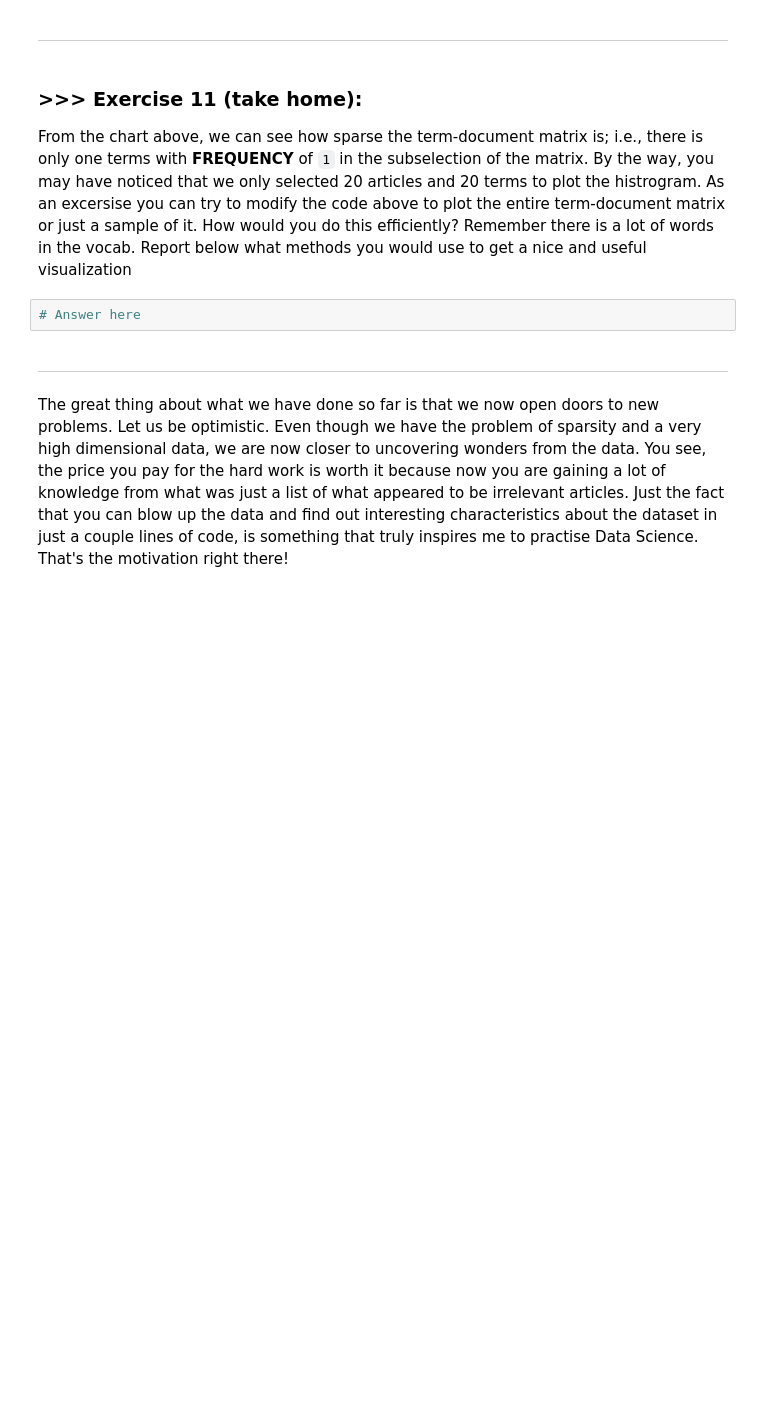
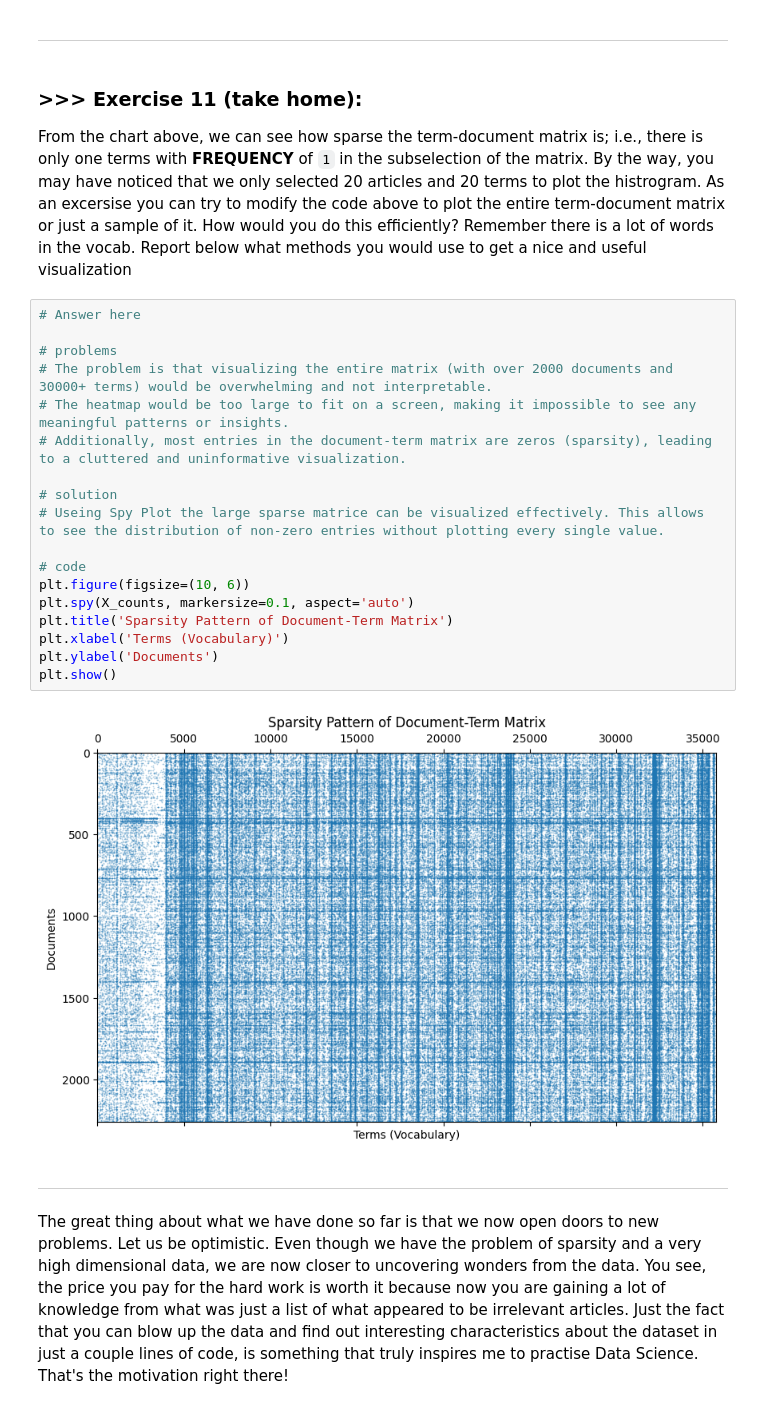
Before and after one commit to Deniz-Can/DM2025-Lab1-Exercise, a Jupyter notebook: DM2025-Lab1-Master.ipynb, the cells around one changed output. Saved outputs shown, nothing was run; the diff lists cells and outputs as text; blank space fills up the shorter version.

```diff
--- a/DM2025-Lab1-Master.ipynb
+++ b/DM2025-Lab1-Master.ipynb
@@ -1215,8 +1201,26 @@ Check out more beautiful color palettes here: https://python-graph-gallery.com/1
 # %% [markdown]
 ### **>>> Exercise 11 (take home):**
 From the chart above, we can see how sparse the term-document matrix is; i.e., there is only one terms with **FREQUENCY** of `1` in the subselection of the matrix. By the way, you may have noticed that we only selected 20 articles and 20 terms to plot the histrogram. As an excersise you can try to modify the code above to plot the entire term-document matrix or just a sample of it. How would you do this efficiently? Remember there is a lot of words in the vocab. Report below what methods you would use to get a nice and useful visualization
-# %%
-# Answer here
+# %%
+# Answer here
+
+# problems
+# The problem is that visualizing the entire matrix (with over 2000 documents and 30000+ terms) would be overwhelming and not interpretable.
+# The heatmap would be too large to fit on a screen, making it impossible to see any meaningful patterns or insights.
+# Additionally, most entries in the document-term matrix are zeros (sparsity), leading to a cluttered and uninformative visualization.
+
+# solution
+# Useing Spy Plot the large sparse matrice can be visualized effectively. This allows to see the distribution of non-zero entries without plotting every single value.
+
+# code
+plt.figure(figsize=(10, 6))
+plt.spy(X_counts, markersize=0.1, aspect='auto')
+plt.title('Sparsity Pattern of Document-Term Matrix')
+plt.xlabel('Terms (Vocabulary)')
+plt.ylabel('Documents')
+plt.show()
+# %% [output]
+[figure, added]
 # %% [markdown]
 ---
 # %% [markdown]
```
Also changed, not shown: parts of 1 cell of this notebook.
